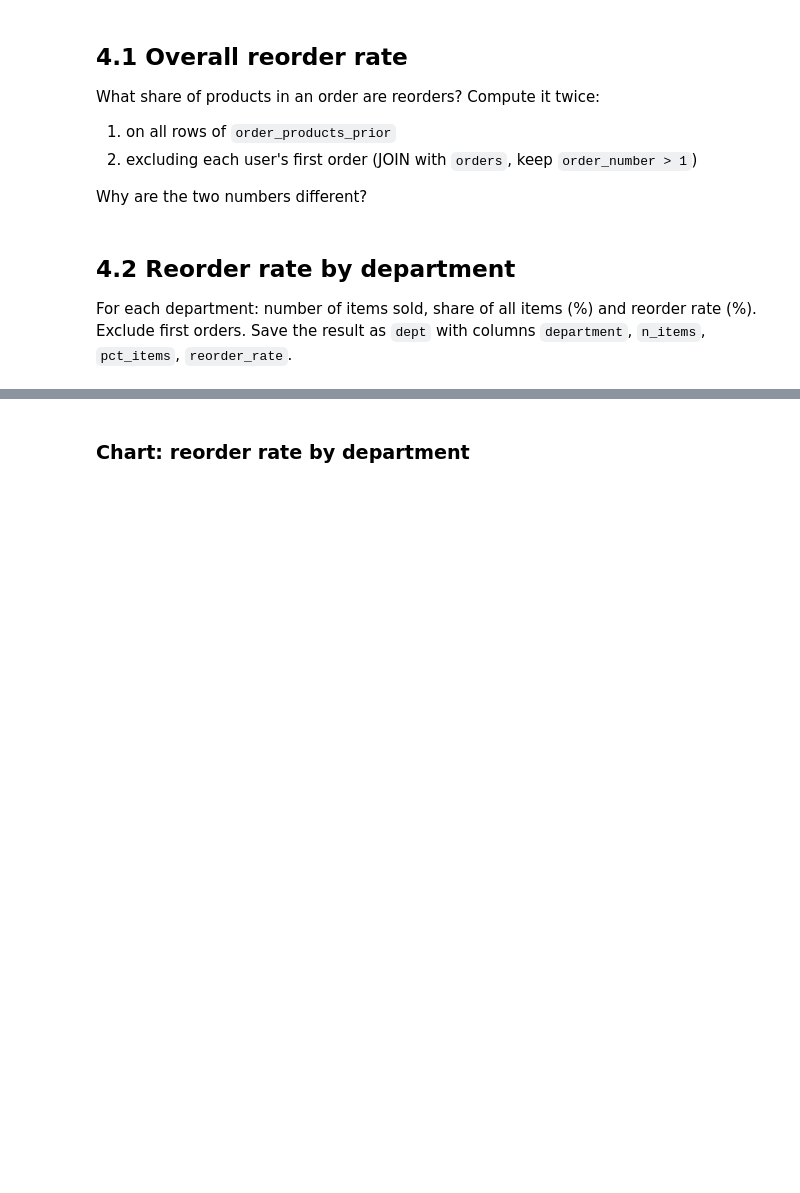
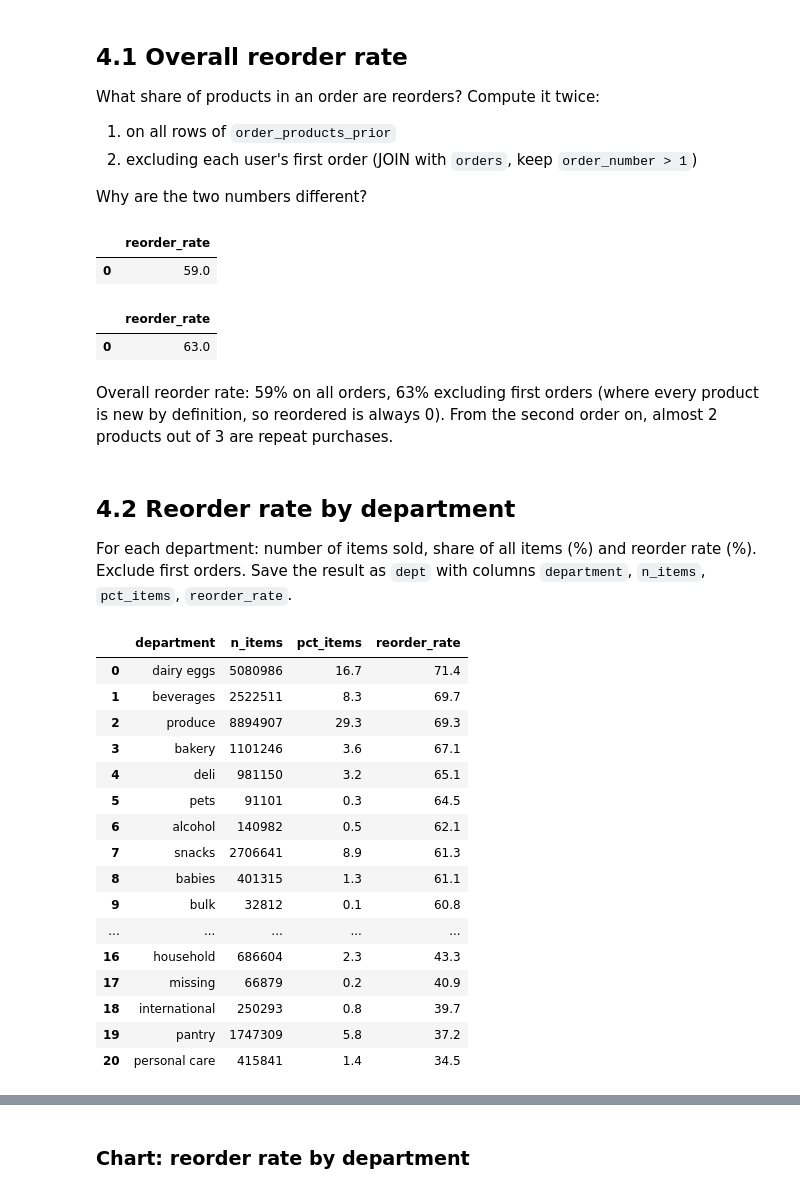
Before and after one commit to AlessandroCucchi/Online_Grocer_Analysis, a Jupyter notebook: notebooks/04_reorder_behaviour.ipynb, the cells around one changed output, grey strips where cells are left out. Drawn from its saved outputs; the diff is of its cells as text; code cells hidden in the pictures; blank space fills up the shorter version.

```diff
--- a/notebooks/04_reorder_behaviour.ipynb
+++ b/notebooks/04_reorder_behaviour.ipynb
@@ -23,11 +23,59 @@ What share of products in an order are reorders? Compute it twice:
 2. excluding each user's first order (JOIN with `orders`, keep `order_number > 1`)
 
 Why are the two numbers different?
+# %%
+q("""
+SELECT ROUND(AVG(reordered) * 100, 1) AS reorder_rate
+FROM order_products_prior
+""")
+# %% [output]
+|  | reorder_rate |
+| 0 | 59.0 |
+# %%
+q("""
+SELECT ROUND(AVG(op.reordered) * 100, 1) AS reorder_rate
+FROM order_products_prior op
+JOIN orders o ON op.order_id = o.order_id
+WHERE o.order_number > 1
+""")
+# %% [output]
+|  | reorder_rate |
+| 0 | 63.0 |
+# %% [markdown]
+Overall reorder rate: 59% on all orders, 63% excluding first orders (where every product is new by definition, so reordered is always 0). From the second order on, almost 2 products out of 3 are repeat purchases.
 # %% [markdown]
 ## 4.2 Reorder rate by department
 For each department: number of items sold, share of all items (%) and reorder rate (%). Exclude first orders. Save the result as `dept` with columns `department`, `n_items`, `pct_items`, `reorder_rate`.
 # %%
 dept = q("""
-
+SELECT d.department,
+       COUNT(*) AS n_items,
+       ROUND(COUNT(*) * 100.0 / SUM(COUNT(*)) OVER (), 1) AS pct_items,
+       ROUND(AVG(op.reordered) * 100, 1)                  AS reorder_rate
+FROM order_products_prior op
+JOIN orders o      ON op.order_id = o.order_id
+JOIN products p    ON op.product_id = p.product_id
+JOIN departments d ON p.department_id = d.department_id
+WHERE o.order_number > 1
+GROUP BY d.department
+ORDER BY reorder_rate DESC
 """)
 dept
+# %% [output]
+|  | department | n_items | pct_items | reorder_rate |
+| 0 | dairy eggs | 5080986 | 16.7 | 71.4 |
+| 1 | beverages | 2522511 | 8.3 | 69.7 |
+| 2 | produce | 8894907 | 29.3 | 69.3 |
+| 3 | bakery | 1101246 | 3.6 | 67.1 |
+| 4 | deli | 981150 | 3.2 | 65.1 |
+| 5 | pets | 91101 | 0.3 | 64.5 |
+| 6 | alcohol | 140982 | 0.5 | 62.1 |
+| 7 | snacks | 2706641 | 8.9 | 61.3 |
+| 8 | babies | 401315 | 1.3 | 61.1 |
+| 9 | bulk | 32812 | 0.1 | 60.8 |
+| ... | ... | ... | ... | ... |
+| 16 | household | 686604 | 2.3 | 43.3 |
+| 17 | missing | 66879 | 0.2 | 40.9 |
+| 18 | international | 250293 | 0.8 | 39.7 |
+| 19 | pantry | 1747309 | 5.8 | 37.2 |
+| 20 | personal care | 415841 | 1.4 | 34.5 |
```
Also changed, not shown: parts of 8 cells of this notebook, 2 other files.
